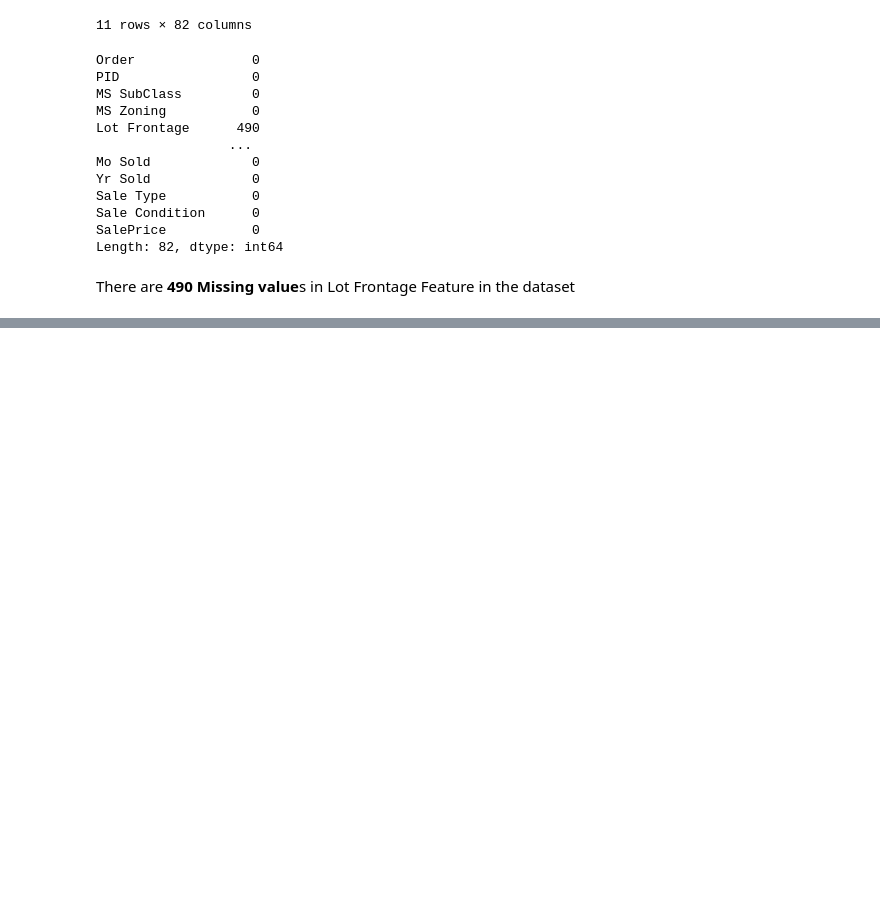
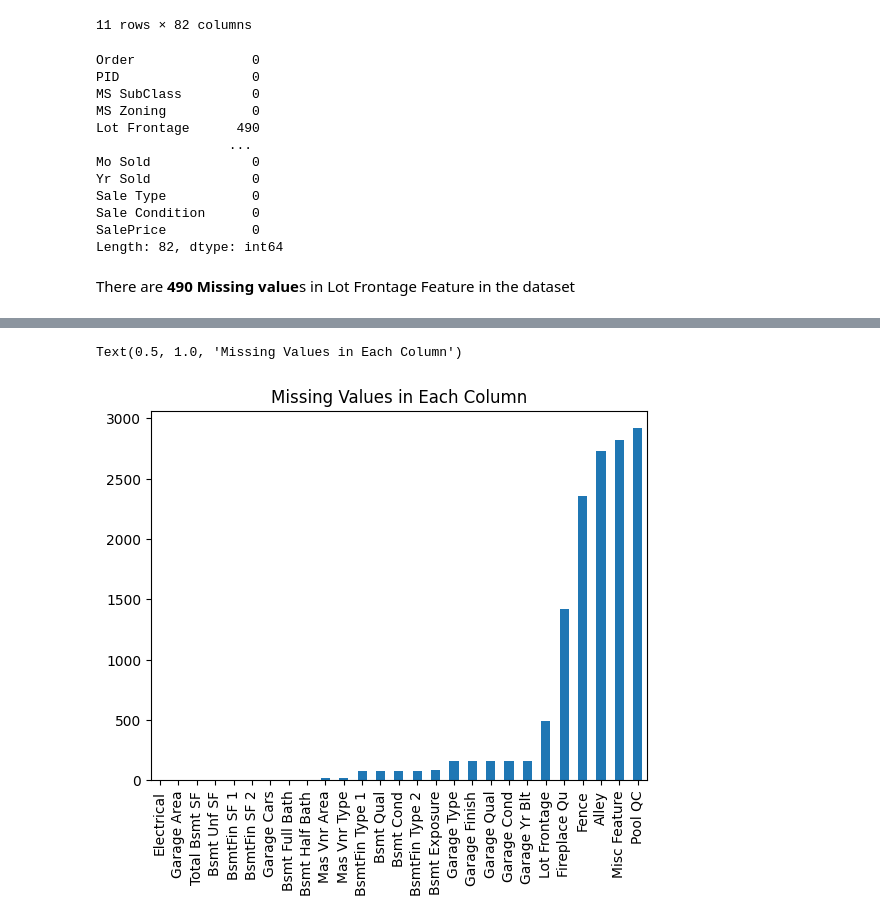
Before and after one commit to Issac-Kondreddy/ML-Classification-Analysis, a Jupyter notebook: Comprehensive_Machine_Learning_Analysis_Classification_and_Insights.ipynb, the cells around one changed output, grey strips where cells are left out. Saved outputs shown, nothing was run; the diff lists cells and outputs as text; code cells hidden in the pictures; blank space fills up the shorter version.

```diff
--- a/Comprehensive_Machine_Learning_Analysis_Classification_and_Insights.ipynb
+++ b/Comprehensive_Machine_Learning_Analysis_Classification_and_Insights.ipynb
@@ -154,0 +163,10 @@ There are **490 Missing value**s in Lot Frontage Feature in the dataset
+# %%
+# Check for missing values
+missing_values = ames_housing_data.isnull().sum()
+missing_values = missing_values[missing_values > 0]
+missing_values.sort_values(inplace=True)
+missing_values.plot.bar()
+plt.title('Missing Values in Each Column')
+# %% [output]
+Text(0.5, 1.0, 'Missing Values in Each Column')
+[figure, added]
```
Also changed, not shown: parts of 21 cells of this notebook.
